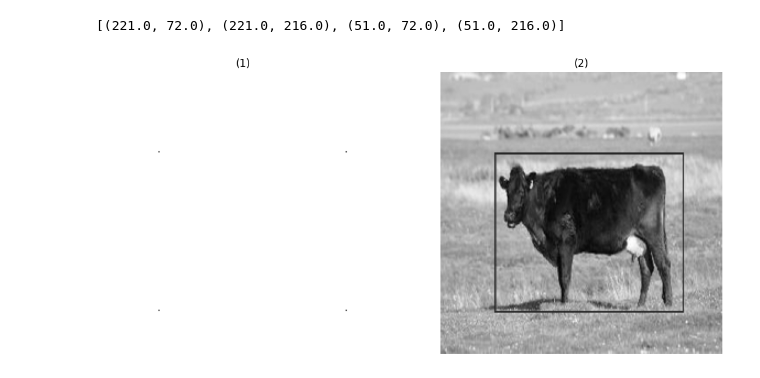
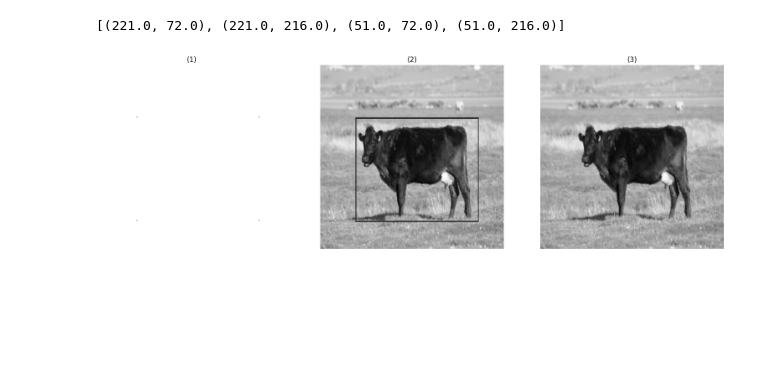
Before and after one commit to Omar-Al-Sharif/Magic-Inpainting, a Jupyter notebook: region_detection_approach_1_cowimg.ipynb, the cells around one changed output. Saved outputs shown, nothing was run; the diff lists cells and outputs as text; code cells hidden in the pictures; blank space fills up the shorter version.

```diff
--- a/region_detection_approach_1_cowimg.ipynb
+++ b/region_detection_approach_1_cowimg.ipynb
@@ -207,18 +204,23 @@ print(intersection_points)
 # %%
 test_size = (256, 256)
 test = np.ones((test_size))
 
 
 # Coordinates of four white dots
 coordinates = [(221.0, 72.0), (221.0, 216.0), (51.0, 72.0), (51.0, 216.0)]
 
 # Convert coordinates to integers
 coordinates = [(int(x), int(y)) for x, y in coordinates]
 
 # Set the values at the coordinates to 1 (white)
 for x, y in coordinates:
     test[y, x] = 0  # Note: y comes first in indexing for images
+    #cow_resized_orig[y,x]=(255,0,0)
 
-show_images(images=[test, gray_sel_cow])
+
+#[(221, 72), (221, 216), (51, 72), (51, 216)]
+
+
+show_images(images=[test, gray_sel_cow, gray_orig_cow])
 # %% [output]
-[figure, old version]
+[figure, new version]
```
Also changed, not shown: parts of 11 cells of this notebook, 2 other files.
